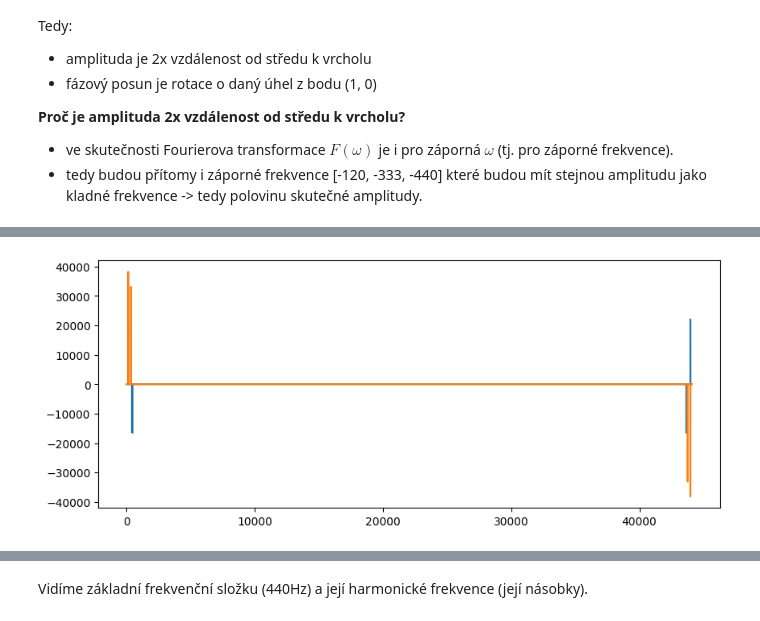
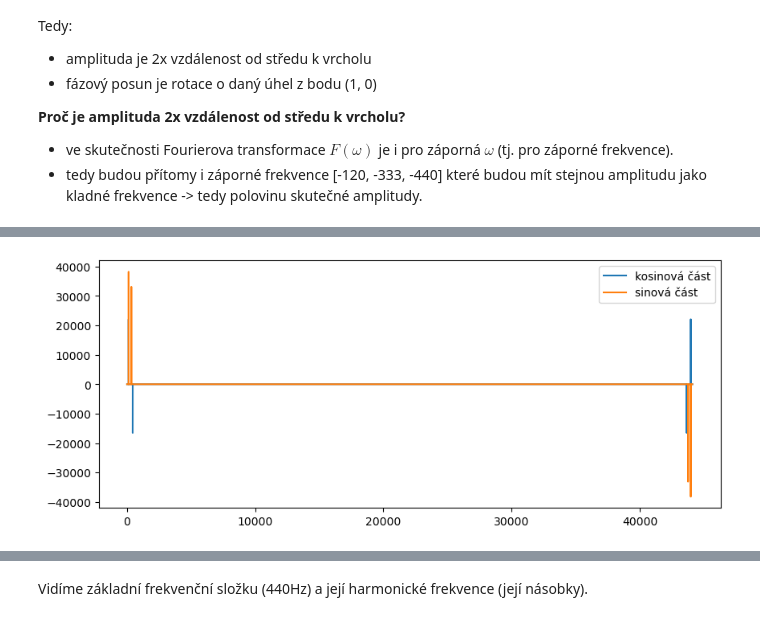
Before and after one commit to majkasadowska/SKOMAM, a Jupyter notebook: cv2/cv2.ipynb, the cells around one changed output, grey strips where cells are left out. Saved outputs shown, nothing was run; the diff lists cells and outputs as text; code cells hidden in the pictures.

```diff
--- a/cv2/cv2.ipynb
+++ b/cv2/cv2.ipynb
@@ -350,9 +411,10 @@ Použitý postup je poměrně neefektivní, v praktických aplikacích (komprese
 # %%
 fft_result = np.fft.fft(signal)
 
 plt.figure(figsize=(10, 4))
-plt.plot(np.real(fft_result))
-plt.plot(np.imag(fft_result))
+plt.plot(np.real(fft_result), label="kosinová část")  # reálná část je kosinová část
+plt.plot(np.imag(fft_result), label="sinová část")  # imaginární část je sinová část
+plt.legend()
 plt.show()
 # %% [output]
-[figure, old version]
+[figure, new version]
```
Also changed, not shown: parts of 52 cells of this notebook, 4 other files.
